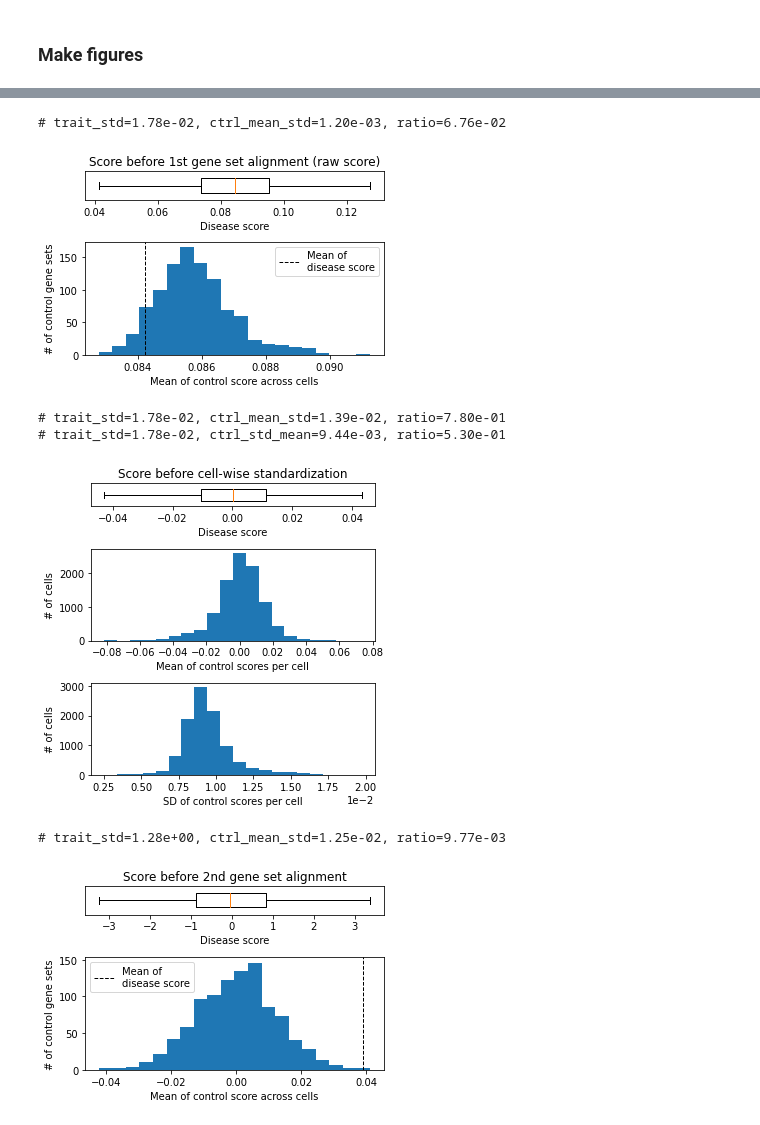
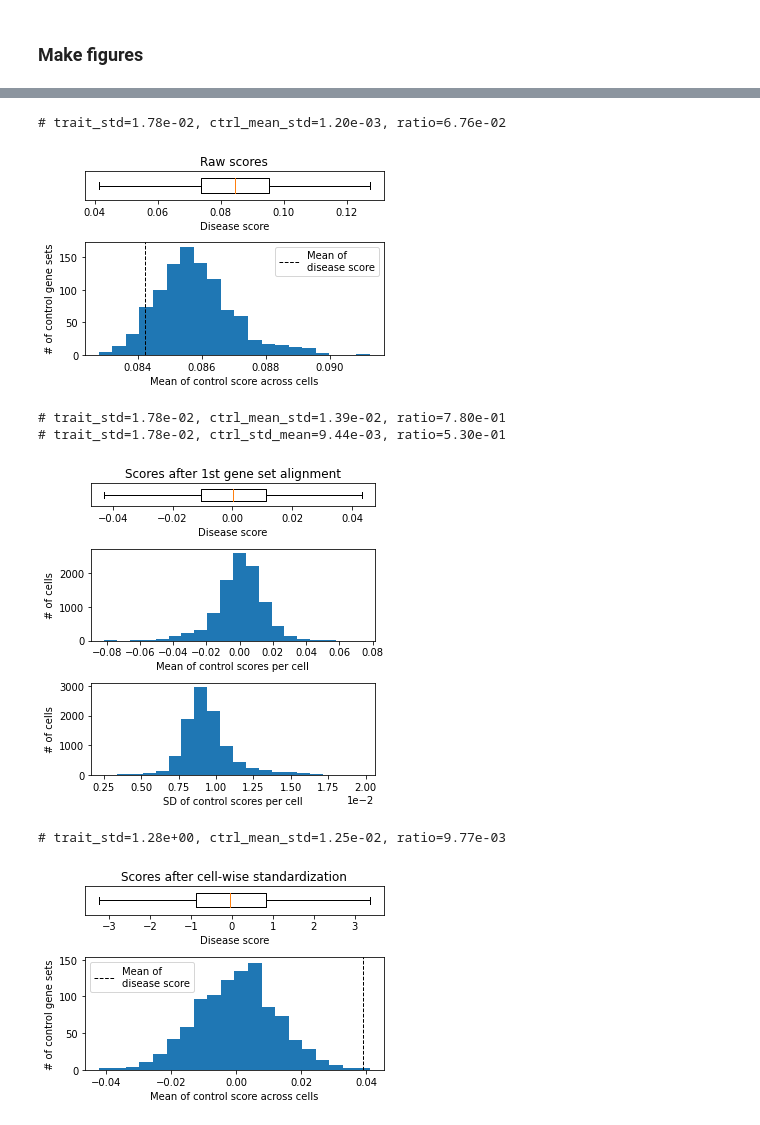
Before and after one commit to martinjzhang/scDRS, a Jupyter notebook: experiments/job.schema/schema_by_step.ipynb, the cells around one changed output, grey strips where cells are left out. Drawn from its saved outputs; the diff is of its cells as text; code cells hidden in the pictures.

```diff
--- a/experiments/job.schema/schema_by_step.ipynb
+++ b/experiments/job.schema/schema_by_step.ipynb
@@ -229,7 +279,8 @@ import matplotlib.pyplot as plt
 from matplotlib import gridspec
 import seaborn as sns
 
-trait_list = ['PASS_IBD_deLange2017', 'PASS_Schizophrenia_Pardinas2018', 'all_ngene1000']
+trait_list = ['PASS_IBD_deLange2017', 'PASS_Schizophrenia_Pardinas2018',
+              'UKB_460K.biochemistry_Triglycerides', 'all_ngene1000']
 
 dic_plot = {'Raw score': ['raw_score', 'ctrl_raw_score'],
             'First gene set alignment': ['raw_score.1st_gs_alignment', 'ctrl_raw_score.1st_gs_alignment'],
@@ -244,7 +295,7 @@ DATA_PATH = '/n/holystore01/LABS/price_lab/Users/mjzhang/scDRS_data'
 TRAIT_INFO_FILE=DATA_PATH+'/supp_table/trait_info.tsv'
 DF_TRAIT_INFO = pd.read_csv(TRAIT_INFO_FILE, sep='\t')
 DF_TRAIT_INFO.index = DF_TRAIT_INFO['Trait_Identifier']
-DF_TRAIT_INFO.loc['all_ngene1000', 'Code'] = 'Random-1K'
+DF_TRAIT_INFO.loc['all_ngene1000', 'Code'] = 'R1K'
 # %%
 # Read data
 dic_res = {}
@@ -268,7 +349,7 @@ print('# trait_std=%0.2e, ctrl_mean_std=%0.2e, ratio=%0.2e'%(trait_std, ctrl_mea
 plt.figure(figsize=[5,3.5])
 gs = gridspec.GridSpec(2, 1, height_ratios=[1, 4])
 ax0 = plt.subplot(gs[0])
-plt.title('Score before 1st gene set alignment (raw score)')
+plt.title('Raw scores')
 ax0.boxplot(dic_inter_res['%s.%s'%(trait, dic_plot[term][0])], widths=0.5, vert=False, showfliers=False)
 plt.xlabel('Disease score')
 plt.yticks([],[])
@@ -300,7 +381,7 @@ print('# trait_std=%0.2e, ctrl_std_mean=%0.2e, ratio=%0.2e'%(trait_std, ctrl_std
 plt.figure(figsize=[5,5])
 gs = gridspec.GridSpec(3, 1, height_ratios=[1, 4, 4])
 ax0 = plt.subplot(gs[0])
-plt.title('Score before cell-wise standardization')
+plt.title('Scores after 1st gene set alignment')
 ax0.boxplot(dic_inter_res['%s.%s'%(trait, dic_plot[term][0])], widths=0.5, vert=False, showfliers=False)
 xmin,xmax = plt.xlim()
 plt.xlabel('Disease score')
@@ -322,38 +403,38 @@ plt.show()
 
 
 # Cell-wise standardization
 term = 'Cell-wise standardization'
 trait_std = dic_inter_res['%s.%s'%(trait, dic_plot[term][0])].std()
 ctrl_mean_std = dic_inter_res['%s.%s'%(trait, dic_plot[term][1])].mean(axis=0).std()
 print('# trait_std=%0.2e, ctrl_mean_std=%0.2e, ratio=%0.2e'%(trait_std, ctrl_mean_std, ctrl_mean_std/trait_std))
 plt.figure(figsize=[5,3.5])
 gs = gridspec.GridSpec(2, 1, height_ratios=[1, 4])
 ax0 = plt.subplot(gs[0])
-plt.title('Score before 2nd gene set alignment')
+plt.title('Scores after cell-wise standardization')
 ax0.boxplot(dic_inter_res['%s.%s'%(trait, dic_plot[term][0])], widths=0.5, vert=False, showfliers=False)
 plt.xlabel('Disease score')
 plt.yticks([],[])
 ax1 = plt.subplot(gs[1])
 trait_mean = dic_inter_res['%s.%s'%(trait, dic_plot[term][0])].mean()
 v_ctrl_mean = dic_inter_res['%s.%s'%(trait, dic_plot[term][1])].mean(axis=0)
 ax1.hist(v_ctrl_mean, bins=20)
 ymin,ymax = plt.ylim()
 plt.plot([trait_mean, trait_mean], [ymin,ymax], linestyle='--', linewidth=1,
          color='k', label='Mean of\ndisease score')
 # plt.xlim([xmin,xmax])
 plt.ylim([ymin, ymax])
 plt.legend(loc='upper left')
 plt.xlabel('Mean of control score across cells')
 plt.ylabel('# of control gene sets')
 plt.tight_layout()
 plt.savefig(FIG_PATH+'/step.score_after_cw_std.gs_mean.%s.svg'%trait)
 plt.show()
 # %% [output]
 # trait_std=1.78e-02, ctrl_mean_std=1.20e-03, ratio=6.76e-02
-[figure, old version]
+[figure, new version]
 # trait_std=1.78e-02, ctrl_mean_std=1.39e-02, ratio=7.80e-01
 # trait_std=1.78e-02, ctrl_std_mean=9.44e-03, ratio=5.30e-01
-[figure, old version]
+[figure, new version]
 # trait_std=1.28e+00, ctrl_mean_std=1.25e-02, ratio=9.77e-03
-[figure, old version]
+[figure, new version]
 # %%
```
Also changed, not shown: parts of 12 cells of this notebook, 10 other files.
